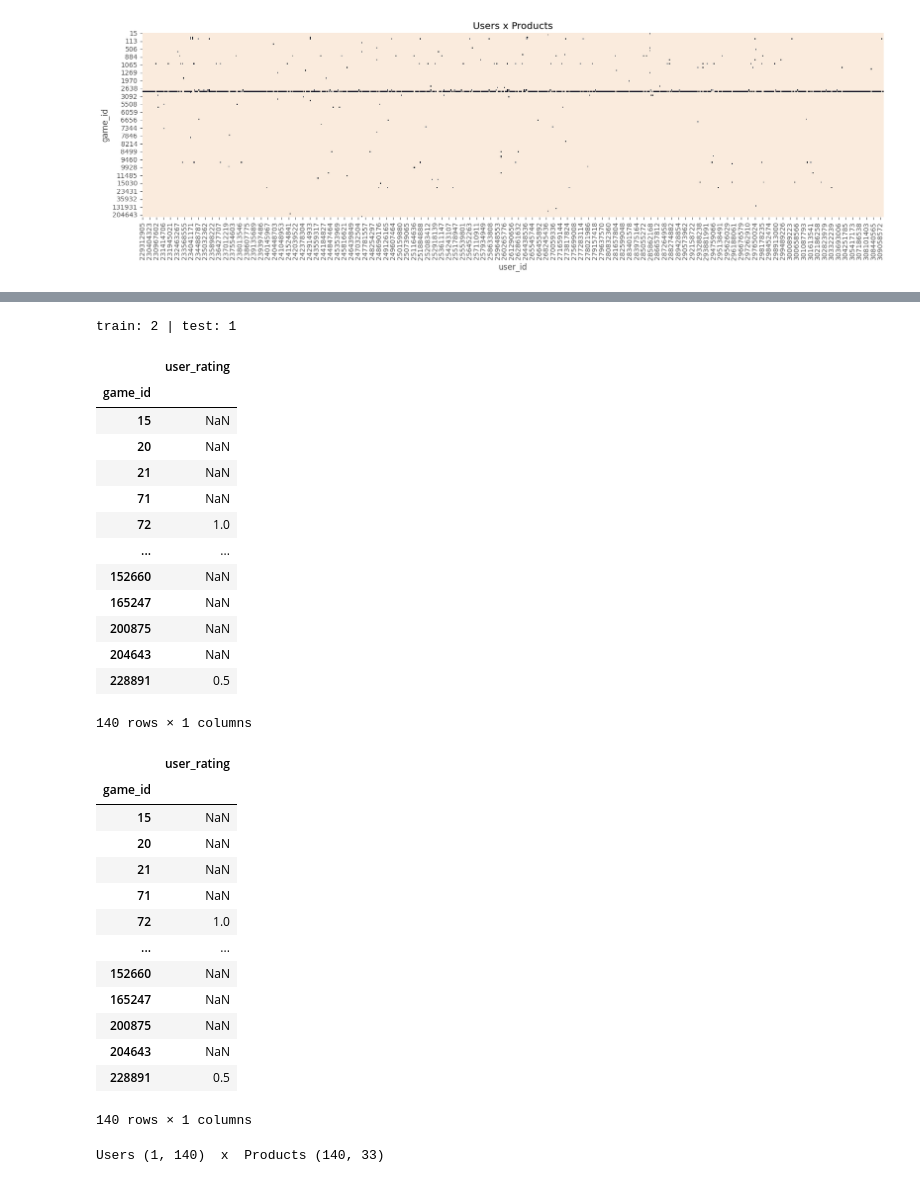
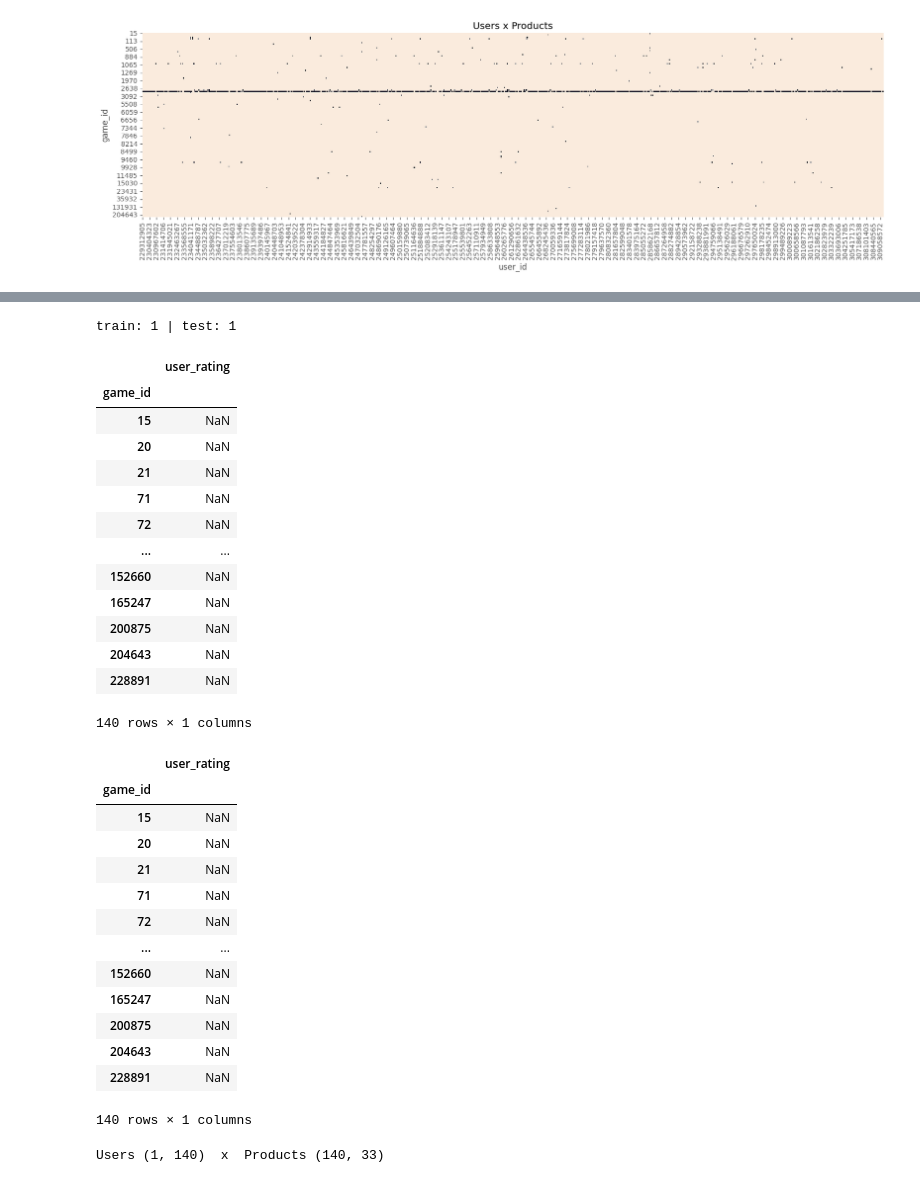
Before and after one commit to OmarEmad313/video-game-recommendation, a Jupyter notebook: video game recommendation with explicit rating/Video game recommendation with explicit data.ipynb, the cells around one changed output, grey strips where cells are left out. Saved outputs shown, nothing was run; the diff lists cells and outputs as text; code cells hidden in the pictures.

```diff
--- a/video game recommendation with explicit rating/Video game recommendation with explicit data.ipynb
+++ b/video game recommendation with explicit rating/Video game recommendation with explicit data.ipynb
@@ -777,26 +794,26 @@ plt.show()
 # %%
 # Select a user
-i = 1
+i = 2
 train = dtf_train.iloc[:,i].to_frame(name="user_rating")
 test = dtf_test.iloc[:,i].to_frame(name="user_rating")
 print("train:", len(train[~train["user_rating"].isna()]), "| test:", len(test[~test["user_rating"].isna()]))
 
 train
 # %% [output]
-train: 2 | test: 1
+train: 1 | test: 1
 |  | user_rating |
 | game_id |  |
 | 15 | NaN |
 | 20 | NaN |
 | 21 | NaN |
 | 71 | NaN |
-| 72 | 1.0 |
+| 72 | NaN |
 | ... | ... |
 | 152660 | NaN |
 | 165247 | NaN |
 | 200875 | NaN |
 | 204643 | NaN |
-| 228891 | 0.5 |
+| 228891 | NaN |
 140 rows × 1 columns
 # %%
 # add all products in test but empty
@@ -813,13 +830,13 @@ train
 | 20 | NaN |
 | 21 | NaN |
 | 71 | NaN |
-| 72 | 1.0 |
+| 72 | NaN |
 | ... | ... |
 | 152660 | NaN |
 | 165247 | NaN |
 | 200875 | NaN |
 | 204643 | NaN |
-| 228891 | 0.5 |
+| 228891 | NaN |
 140 rows × 1 columns
 # %%
 # Model
```
Also changed, not shown: parts of 14 cells of this notebook, 1 other file.
